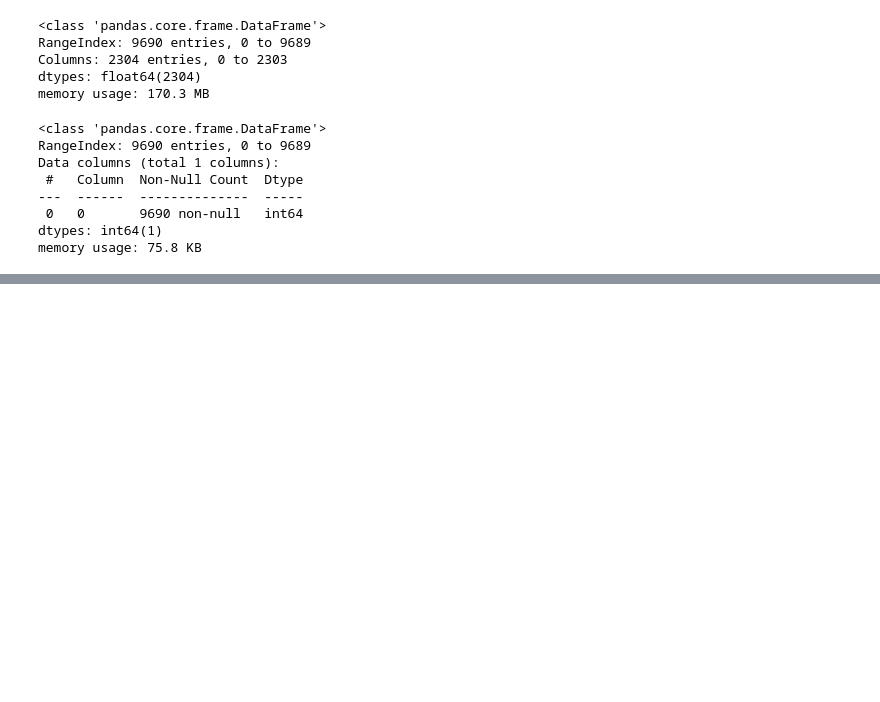
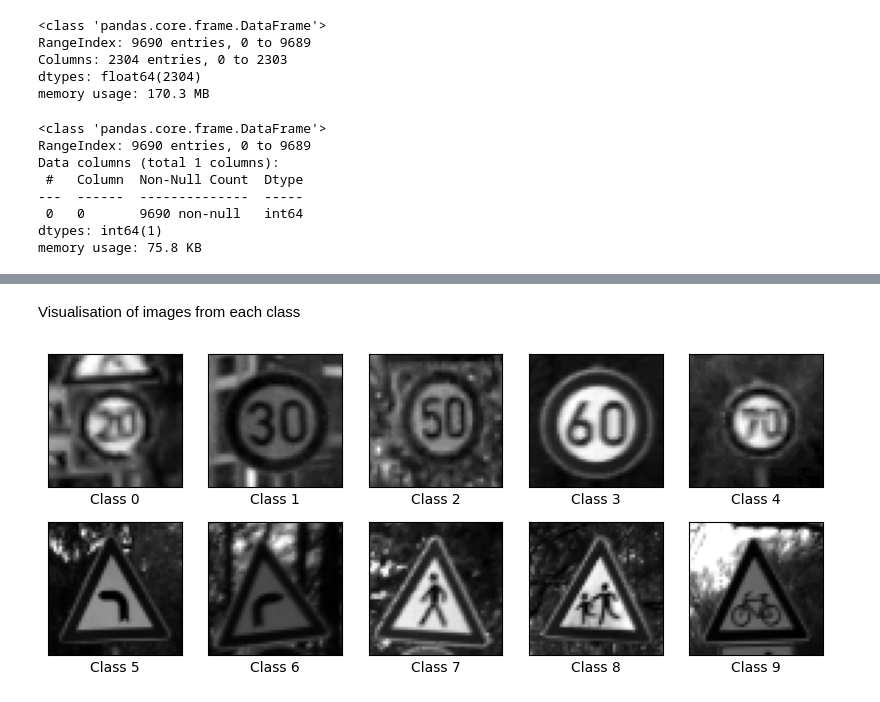
Before and after one commit to Danish3848/F20DL, a Jupyter notebook: CW/Coursework1Notebook.ipynb, the cells around one changed output, grey strips where cells are left out. Saved outputs shown, nothing was run; the diff lists cells and outputs as text; code cells hidden in the pictures; blank space fills up the shorter version.

```diff
--- a/CW/Coursework1Notebook.ipynb
+++ b/CW/Coursework1Notebook.ipynb
@@ -196,0 +135,16 @@ from sklearn.feature_selection import chi2
+# %% [markdown]
+Visualisation of images from each class
+# %%
+img_toshow = [0,210,2430,6085,7030,8275,8635,8875,9415,9685]
+
+plt.figure(figsize=(10,4))
+
+for i in range (0, len(img_toshow)):
+    plt.subplot(2,5,i+1)
+    plt.xticks([])
+    plt.yticks([])
+    plt.grid(False)
+    plt.imshow(complete_x_train.iloc[img_toshow[i]].to_numpy().reshape(48,48), cmap='gray')
+    plt.xlabel("Class "+str(complete_y_train.iloc[img_toshow[i]].to_numpy()[0]))
+# %% [output]
+[figure, added]
```
Also changed, not shown: parts of 28 cells of this notebook.
